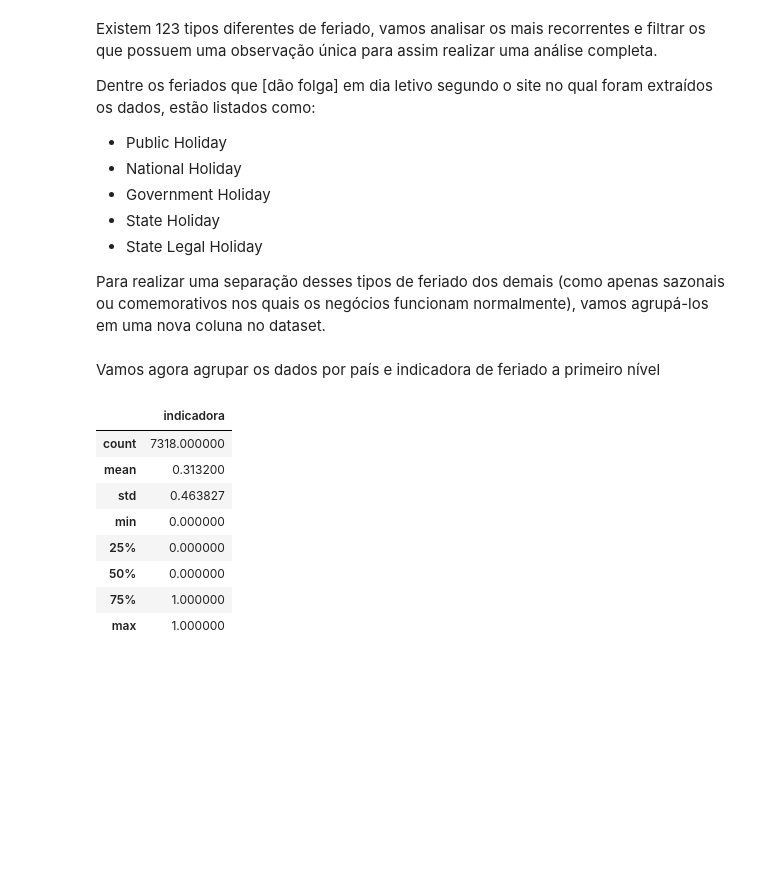
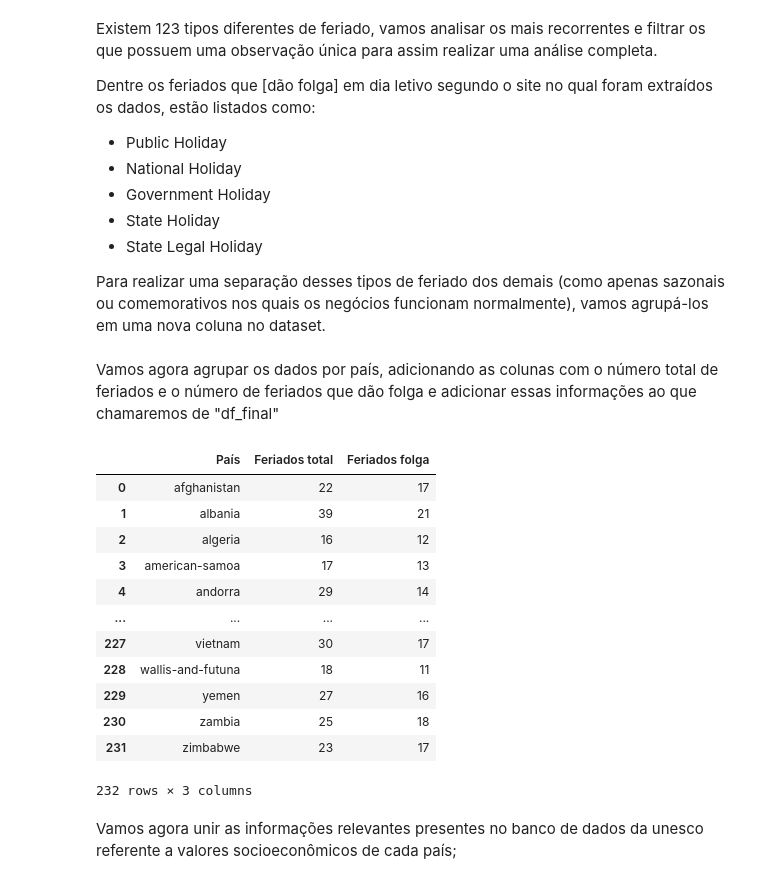
Before and after one commit to Valete-y/Holidays, a Jupyter notebook: 02_Tratamento_dos_dados/tratamento.ipynb, the cells around one changed output. Drawn from its saved outputs; the diff is of its cells as text; code cells hidden in the pictures; blank space fills up the shorter version.

```diff
--- a/02_Tratamento_dos_dados/tratamento.ipynb
+++ b/02_Tratamento_dos_dados/tratamento.ipynb
@@ -115,13 +115,17 @@ Dentre os feriados que [dão folga] em dia letivo segundo o site no qual foram e
 
 Para realizar uma separação desses tipos de feriado dos demais (como apenas sazonais ou comemorativos nos quais os negócios funcionam normalmente), vamos agrupá-los em uma nova coluna no dataset.
 # %%
+# update: os valores na coluna "tipo" estão despadronizados e por isso não estão
+# filtrando de forma adequada, vou padronizar colocando todos os valores em formato minusculo
+
+df_feriados['tipo'] = [i.lower() for i in  df_feriados['tipo']]
+
 # lista de feriados que realmente ''''Realmente tiram dia de folga'''''
-
-lista_nfac = ['Public Holiday',
-        'National Holiday',
-        'Government Holiday',
-        'State Holiday',
-        'State Legal Holiday']
+lista_nfac = ['public holiday',
+        'national holiday',
+        'government holiday',
+        'state holiday',
+        'state legal holiday']
 
 # lista auxiliar para indicar feriados
 aux = []
@@ -135,17 +139,5 @@ for s in df_feriados['tipo']:
 
 # adicionando a coluna indicadora de feriados no dataframe
 df_feriados['indicadora'] = aux
-# %% [markdown]
-Vamos agora agrupar os dados por país e indicadora de feriado a primeiro nível
-# %%
-df_feriados.describe()
-# %% [output]
-|  | indicadora |
-| count | 7318.000000 |
-| mean | 0.313200 |
-| std | 0.463827 |
-| min | 0.000000 |
-| 25% | 0.000000 |
-| 50% | 0.000000 |
-| 75% | 1.000000 |
-| max | 1.000000 |
+# %% [markdown]
+Vamos agora agrupar os dados por país, adicionando as colunas com o número total de feriados e o número de feriados que dão folga e adicionar essas informações ao que chamaremos de "df_final"
@@ -151,0 +148,24 @@ df_feriados.describe()
+# %%
+df_final = df_final.reset_index()
+
+# a coluna país se encopntra duplicada após o reset de index, vamos remover uma delas
+df_final= df_final.drop(columns=['país'])
+
+# visualizando como se encontra o dataframe até o momento
+df_final
+# %% [output]
+|  | País | Feriados total | Feriados folga |
+| 0 | afghanistan | 22 | 17 |
+| 1 | albania | 39 | 21 |
+| 2 | algeria | 16 | 12 |
+| 3 | american-samoa | 17 | 13 |
+| 4 | andorra | 29 | 14 |
+| ... | ... | ... | ... |
+| 227 | vietnam | 30 | 17 |
+| 228 | wallis-and-futuna | 18 | 11 |
+| 229 | yemen | 27 | 16 |
+| 230 | zambia | 25 | 18 |
+| 231 | zimbabwe | 23 | 17 |
+232 rows × 3 columns
+# %% [markdown]
+Vamos agora unir as informações relevantes presentes no banco de dados da unesco referente a valores socioeconômicos de cada país;
```
Also changed, not shown: parts of 9 cells of this notebook, 1 other file.
